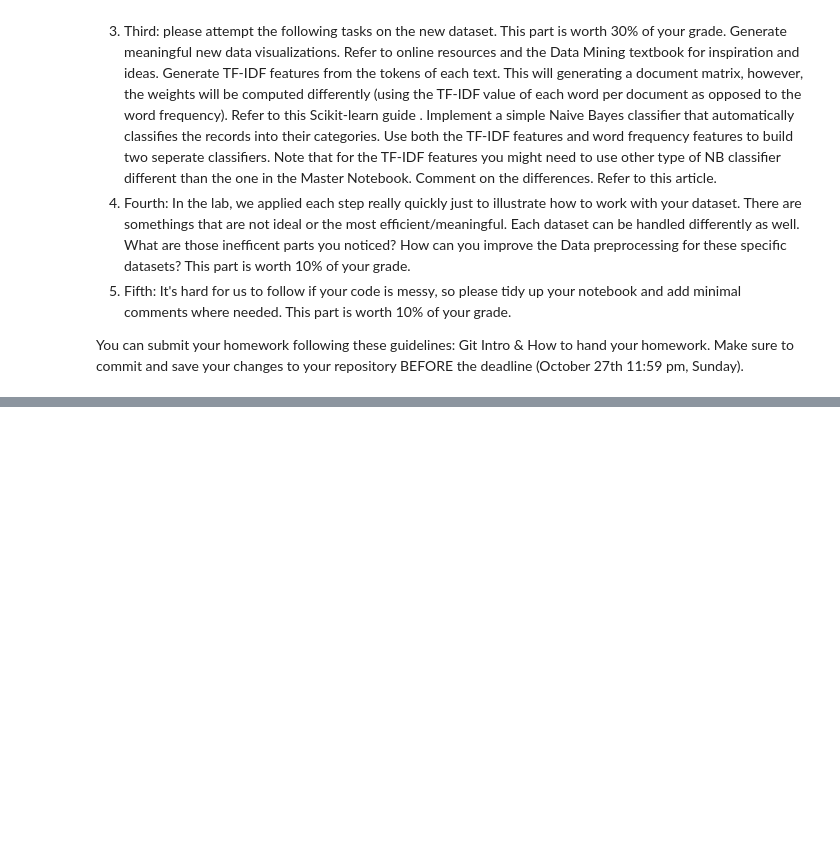
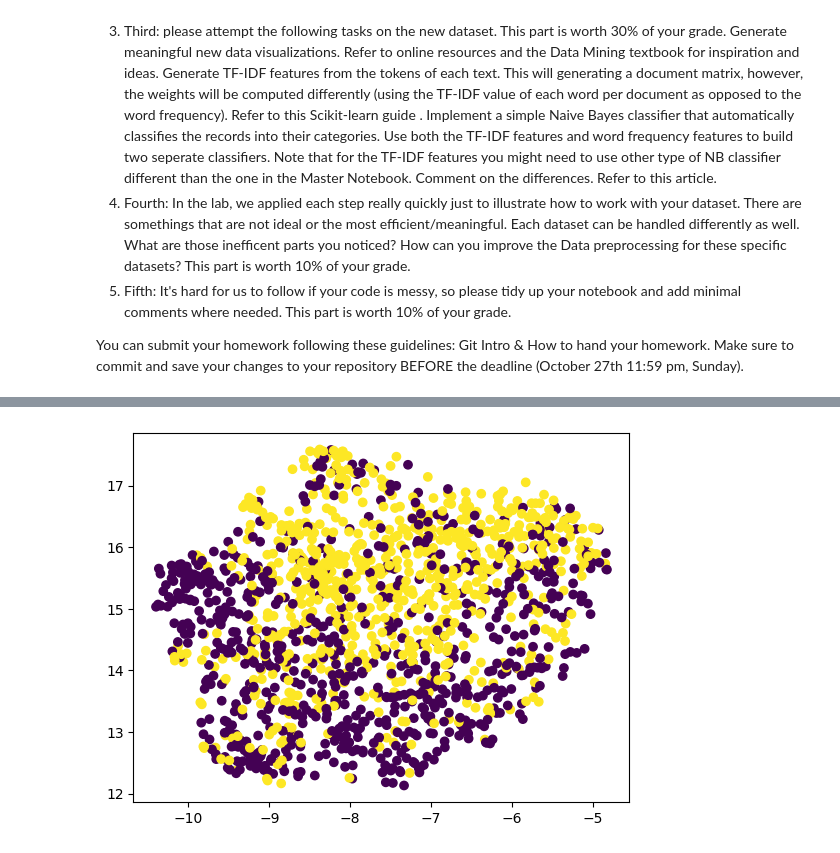
Before and after one commit to jiayingdaley/DM2024-Lab1-Master, a Jupyter notebook: hw_1_use_new_dataset.ipynb, the cells around one changed output, grey strips where cells are left out. Cells and saved outputs as stored; diff of their text form; code cells hidden in the pictures; blank space fills up the shorter version.

```diff
--- a/hw_1_use_new_dataset.ipynb
+++ b/hw_1_use_new_dataset.ipynb
@@ -82,0 +122,14 @@ Requirement already satisfied: urllib3<3,>=1.21.1 in /opt/anaconda3/envs/DataMin
+# %%
+import pandas as pd
+from sklearn.feature_extraction.text import CountVectorizer, TfidfVectorizer
+from sklearn.model_selection import train_test_split
+from sklearn.naive_bayes import MultinomialNB, GaussianNB
+from sklearn.metrics import classification_report, accuracy_score
+import nltk
+import PAMI
+import umap
+import matplotlib.pyplot as plt
+import seaborn as sns
+
+# 讀取 Nostalgic_Sentiment_Analysis_of_YouTube_Comments_Data 資料集
+data = pd.read_csv("Nostalgic_Sentiment_Analysis_of_YouTube_Comments_Data.csv")
@@ -82,0 +160,60 @@ Requirement already satisfied: urllib3<3,>=1.21.1 in /opt/anaconda3/envs/DataMin
+# %%
+# 5. 資料分類
+
+# 分割資料
+X_train_counts, X_test_counts, y_train, y_test = train_test_split(
+    X_counts, data['sentiment'], test_size=0.3, random_state=42
+)
+X_train_tfidf, X_test_tfidf, _, _ = train_test_split(
+    X_tfidf, data['sentiment'], test_size=0.3, random_state=42
+)
+
+# 使用詞頻特徵訓練 Multinomial Naive Bayes 分類器
+nb_classifier_counts = MultinomialNB()
+nb_classifier_counts.fit(X_train_counts, y_train)
+
+# 使用 TF-IDF 特徵訓練 Gaussian Naive Bayes 分類器
+nb_classifier_tfidf = GaussianNB()
+nb_classifier_tfidf.fit(X_train_tfidf.toarray(), y_train)
+
+# 評估模型
+y_pred_counts = nb_classifier_counts.predict(X_test_counts)
+y_pred_tfidf = nb_classifier_tfidf.predict(X_test_tfidf.toarray())
+
+print("使用詞頻特徵的 Multinomial Naive Bayes 分類器：")
+print("準確度：", accuracy_score(y_test, y_pred_counts))
+print("\n分類報告：\n", classification_report(y_test, y_pred_counts))
+
+print("-" * 50)
+
+print("使用 TF-IDF 特徵的 Gaussian Naive Bayes 分類器：")
+print("準確度：", accuracy_score(y_test, y_pred_tfidf))
+print("\n分類報告：\n", classification_report(y_test, y_pred_tfidf))
+
+# 4. 資料探勘 (頻繁模式探勘) 和 6. 視覺化
+
+ # 準備資料
+from PAMI.extras.DF2DB import DenseFormatDF as db
+obj = db.DenseFormatDF(data[['comment']])
+obj.convert2TransactionalDatabase('comments_db.csv','> =', 1)
+
+ # 探勘頻繁模式
+from PAMI.frequentPattern.basic import FPGrowth as alg
+minSup = 5
+obj1 = alg.FPGrowth(iFile='comments_db.csv', minSup=minSup)
+obj1.mine()
+frequentPatternsDF = obj1.getPatternsAsDataFrame()
+
+# 降維
+reducer = umap.UMAP(n_components=2)
+embedding = reducer.fit_transform(X_counts)
+
+# 視覺化
+from sklearn.preprocessing import LabelEncoder
+
+le = LabelEncoder()
+data['sentiment_encoded'] = le.fit_transform(data['sentiment'])
+
+plt.scatter(embedding[:, 0], embedding[:, 1], c=data['sentiment_encoded'])
+plt.show()
+# %% [output]
@@ -82,0 +237 @@ Requirement already satisfied: urllib3<3,>=1.21.1 in /opt/anaconda3/envs/DataMin
+[figure, added]
```
Also changed, not shown: parts of 20 cells of this notebook, 1 other file.
